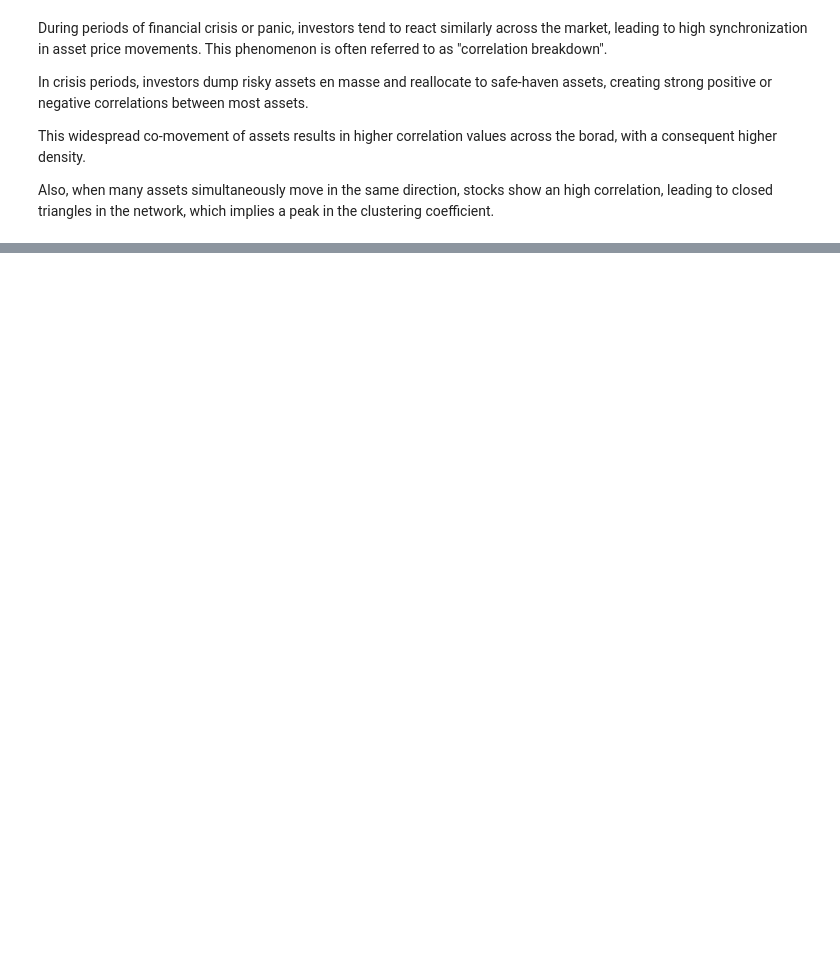
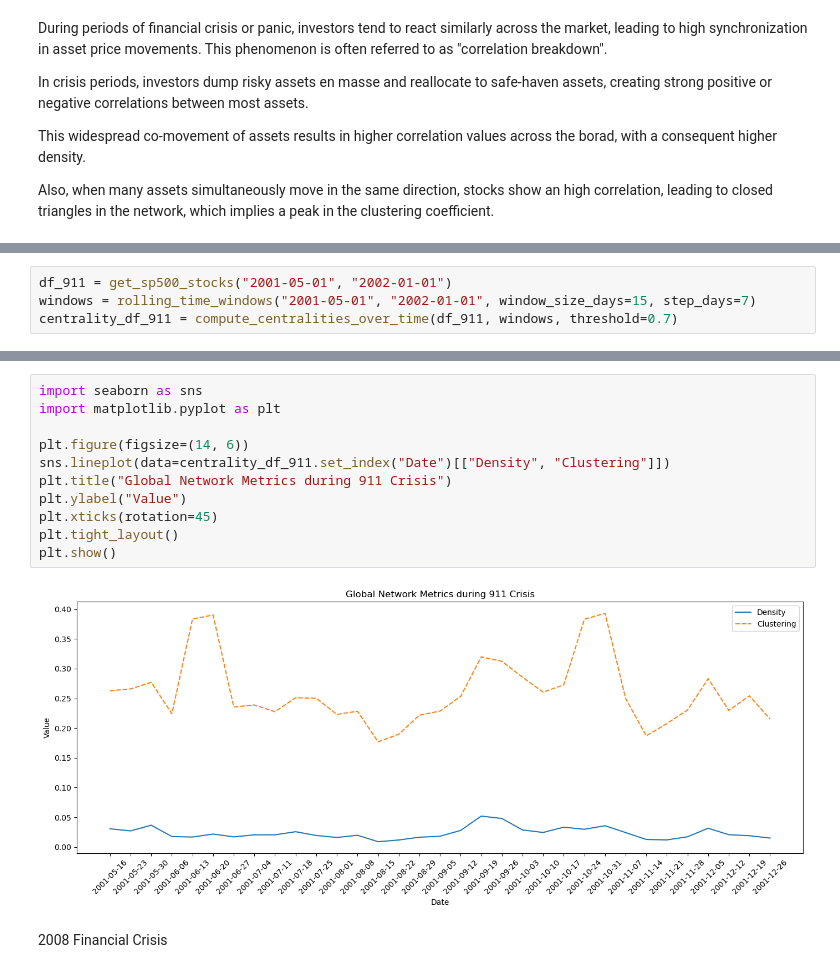
Before and after one commit to HSellis/INA-Project, a Jupyter notebook: centrality_measures.ipynb, the cells around one changed output, grey strips where cells are left out. Drawn from its saved outputs; the diff is of its cells as text; blank space fills up the shorter version.

```diff
--- a/centrality_measures.ipynb
+++ b/centrality_measures.ipynb
@@ -169,0 +186,4 @@ Also, when many assets simultaneously move in the same direction, stocks show an
+# %%
+df_911 = get_sp500_stocks("2001-05-01", "2002-01-01")
+windows = rolling_time_windows("2001-05-01", "2002-01-01", window_size_days=15, step_days=7)
+centrality_df_911 = compute_centralities_over_time(df_911, windows, threshold=0.7)
@@ -169,0 +197,15 @@ Also, when many assets simultaneously move in the same direction, stocks show an
+# %%
+import seaborn as sns
+import matplotlib.pyplot as plt
+
+plt.figure(figsize=(14, 6))
+sns.lineplot(data=centrality_df_911.set_index("Date")[["Density", "Clustering"]])
+plt.title("Global Network Metrics during 911 Crisis")
+plt.ylabel("Value")
+plt.xticks(rotation=45)
+plt.tight_layout()
+plt.show()
+# %% [output]
+[figure, added]
+# %% [markdown]
+2008 Financial Crisis
```
Also changed, not shown: parts of 16 cells of this notebook.
